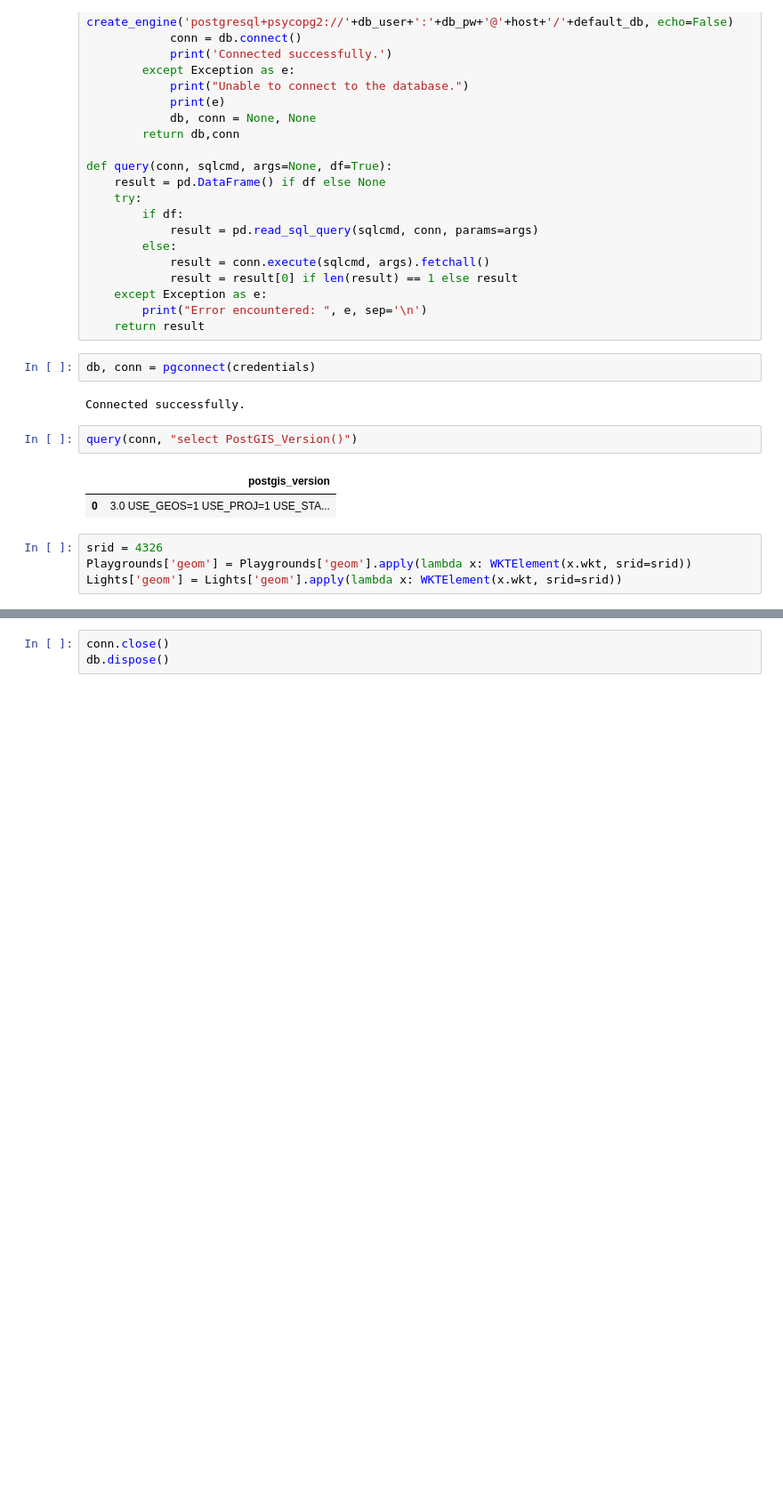
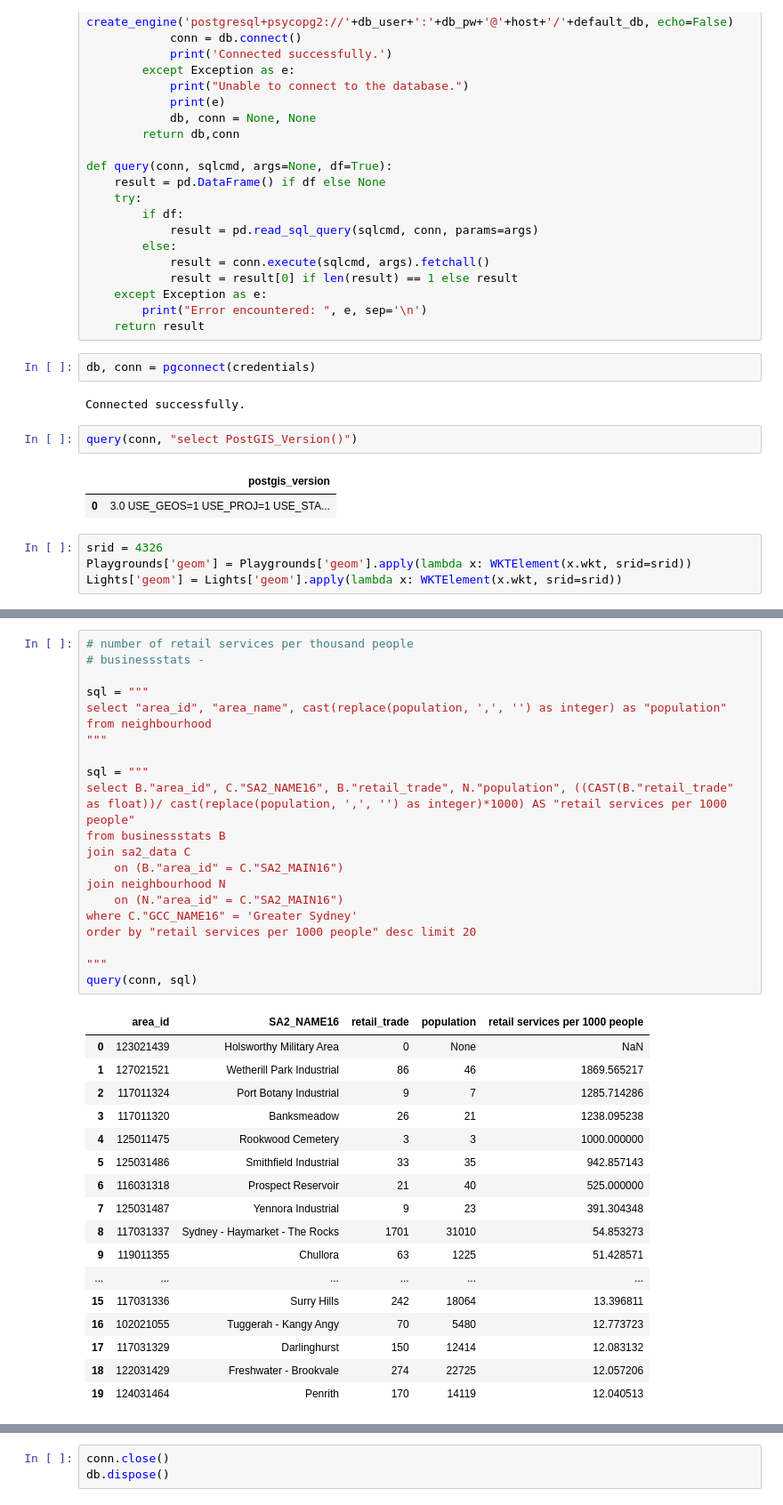
Before and after one commit to PratulSR/Sydney-Liveability-Analysis, a Jupyter notebook: Demo Notebook.ipynb, the cells around one changed output, grey strips where cells are left out. Shown at 89% size. Saved outputs shown, nothing was run; the diff lists cells and outputs as text; blank space fills up the shorter version.

```diff
--- a/Demo Notebook.ipynb
+++ b/Demo Notebook.ipynb
@@ -462,0 +493,38 @@ CREATE TABLE Lights (
+# %%
+# number of retail services per thousand people
+# businessstats -
+
+sql = """
+select "area_id", "area_name", cast(replace(population, ',', '') as integer) as "population" from neighbourhood
+"""
+
+sql = """
+select B."area_id", C."SA2_NAME16", B."retail_trade", N."population", ((CAST(B."retail_trade" as float))/ cast(replace(population, ',', '') as integer)*1000) AS "retail services per 1000 people"
+from businessstats B
+join sa2_data C
+    on (B."area_id" = C."SA2_MAIN16")
+join neighbourhood N
+    on (N."area_id" = C."SA2_MAIN16")
+where C."GCC_NAME16" = 'Greater Sydney'
+order by "retail services per 1000 people" desc limit 20
+
+"""
+query(conn, sql)
+# %% [output]
+|  | area_id | SA2_NAME16 | retail_trade | population | retail services per 1000 people |
+| 0 | 123021439 | Holsworthy Military Area | 0 | None | NaN |
+| 1 | 127021521 | Wetherill Park Industrial | 86 | 46 | 1869.565217 |
+| 2 | 117011324 | Port Botany Industrial | 9 | 7 | 1285.714286 |
+| 3 | 117011320 | Banksmeadow | 26 | 21 | 1238.095238 |
+| 4 | 125011475 | Rookwood Cemetery | 3 | 3 | 1000.000000 |
+| 5 | 125031486 | Smithfield Industrial | 33 | 35 | 942.857143 |
+| 6 | 116031318 | Prospect Reservoir | 21 | 40 | 525.000000 |
+| 7 | 125031487 | Yennora Industrial | 9 | 23 | 391.304348 |
+| 8 | 117031337 | Sydney - Haymarket - The Rocks | 1701 | 31010 | 54.853273 |
+| 9 | 119011355 | Chullora | 63 | 1225 | 51.428571 |
+| ... | ... | ... | ... | ... | ... |
+| 15 | 117031336 | Surry Hills | 242 | 18064 | 13.396811 |
+| 16 | 102021055 | Tuggerah - Kangy Angy | 70 | 5480 | 12.773723 |
+| 17 | 117031329 | Darlinghurst | 150 | 12414 | 12.083132 |
+| 18 | 122031429 | Freshwater - Brookvale | 274 | 22725 | 12.057206 |
+| 19 | 124031464 | Penrith | 170 | 14119 | 12.040513 |
```
Also changed, not shown: parts of 31 cells of this notebook.
